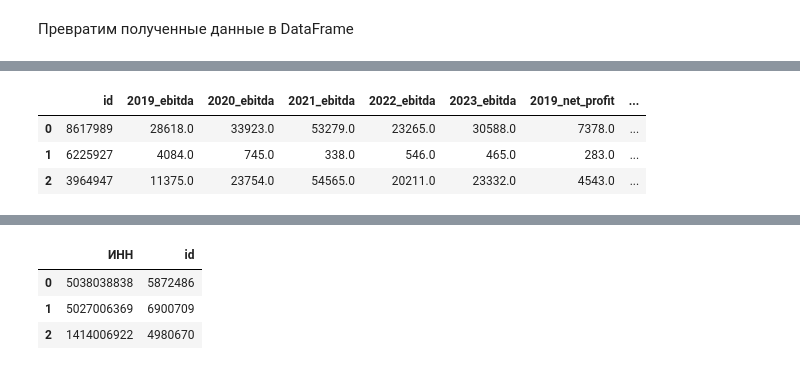
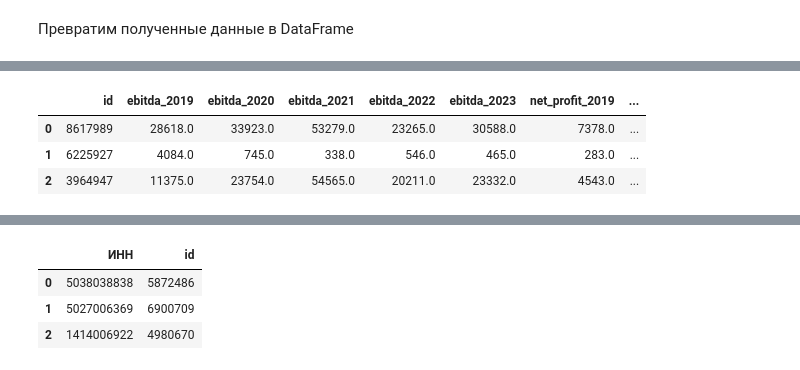
Before and after one commit to aleks-haksly/Postypashka, a Jupyter notebook: DA/02 HW_lab/HW_2.ipynb, the cells around one changed output, grey strips where cells are left out. Saved outputs shown, nothing was run; the diff lists cells and outputs as text; code cells hidden in the pictures.

```diff
--- a/DA/02 HW_lab/HW_2.ipynb
+++ b/DA/02 HW_lab/HW_2.ipynb
@@ -231,11 +219,12 @@ with open('EBITDA.json', 'w') as file:
 # %%
 df_ebitda = pd.DataFrame.from_records(json.load(open('EBITDA.json', 'r'))[1:])
+# для наглядности отсортируем колонки
 ordered_columns = sorted(df_ebitda.columns.to_list(),\
-                         key=lambda x: (x.split('_')[-1], x.split('_')[0]) if '_' in x else ('', x))
+                         key=lambda x: x if '_' in x else ' ' + x)
 df_ebitda = df_ebitda[ordered_columns]
 df_ebitda.head(3)
 # %% [output]
-|  | id | 2019_ebitda | 2020_ebitda | 2021_ebitda | 2022_ebitda | 2023_ebitda | 2019_net_profit | ... |
+|  | id | ebitda_2019 | ebitda_2020 | ebitda_2021 | ebitda_2022 | ebitda_2023 | net_profit_2019 | ... |
 | 0 | 8617989 | 28618.0 | 33923.0 | 53279.0 | 23265.0 | 30588.0 | 7378.0 | ... |
 | 1 | 6225927 | 4084.0 | 745.0 | 338.0 | 546.0 | 465.0 | 283.0 | ... |
 | 2 | 3964947 | 11375.0 | 23754.0 | 54565.0 | 20211.0 | 23332.0 | 4543.0 | ... |
```
Also changed, not shown: parts of 30 cells of this notebook.
